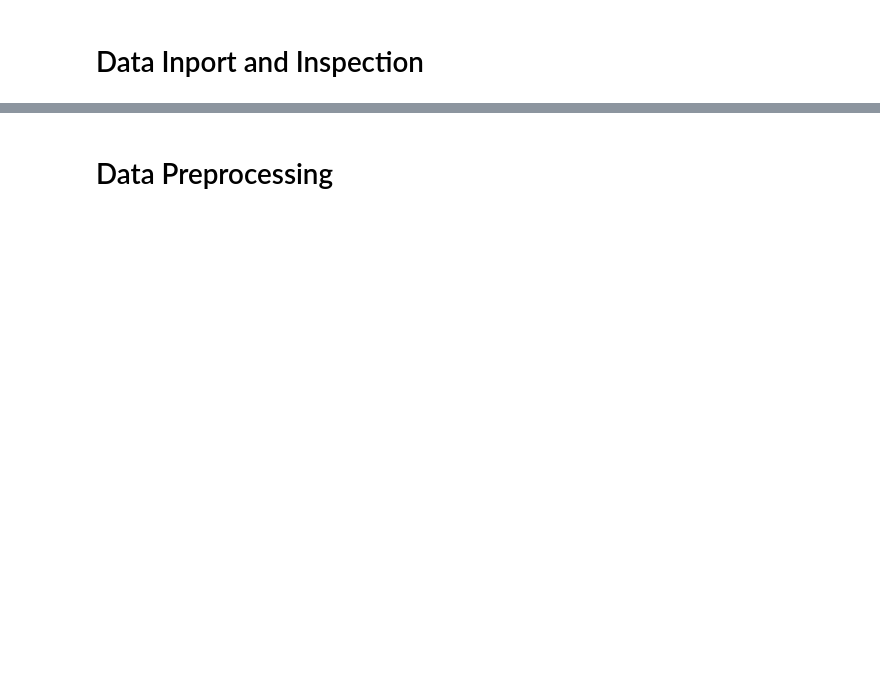
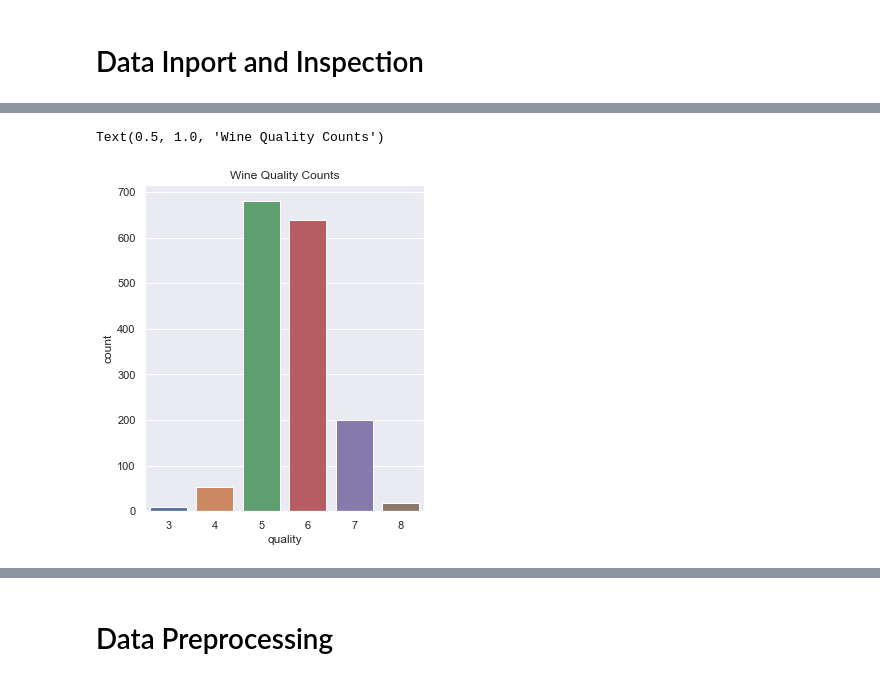
Before and after one commit to izzypatrick21/red-wine-quality-prediction, a Jupyter notebook: Wine Quality Prediction.ipynb, the cells around one changed output, grey strips where cells are left out. Saved outputs shown, nothing was run; the diff lists cells and outputs as text; code cells hidden in the pictures; blank space fills up the shorter version.

```diff
--- a/Wine Quality Prediction.ipynb
+++ b/Wine Quality Prediction.ipynb
@@ -19,2 +18,4 @@ SyntaxError: invalid syntax (<ipython-input-2-96e62f1513f2>, line 8)
 # %% [markdown]
 # Data Inport and Inspection
+# %%
+wine_data = pd.read_csv("winequality-red.csv")
@@ -20,0 +82,8 @@ SyntaxError: invalid syntax (<ipython-input-2-96e62f1513f2>, line 8)
+# %%
+sns.set()
+plt.figure(figsize = (5,6))
+sns.countplot(wine_data.quality)
+plt.title("Wine Quality Counts")
+# %% [output]
+Text(0.5, 1.0, 'Wine Quality Counts')
+[figure, added]
```
Also changed, not shown: parts of 32 cells of this notebook.
